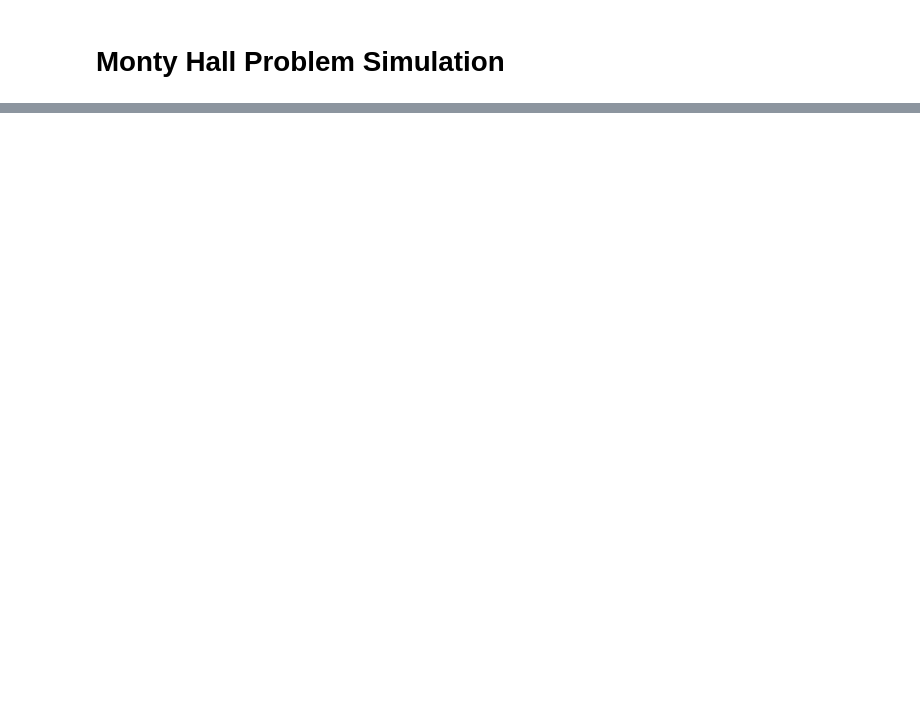
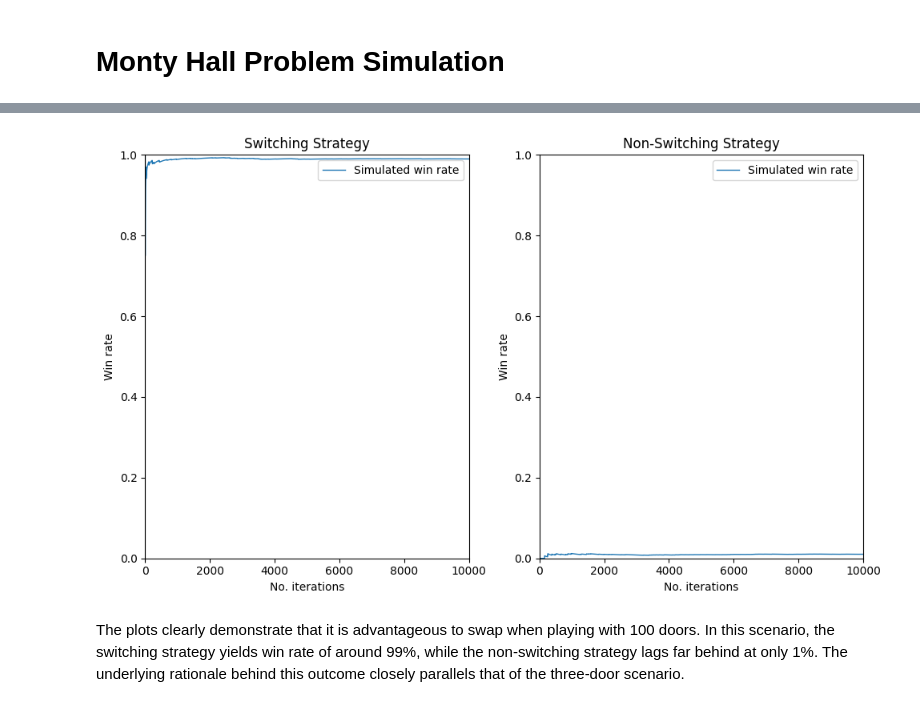
Before and after one commit to rmassey98/Monty-Hall-Simulation, a Jupyter notebook: Monty-Hall-Simulation.ipynb, the cells around one changed output, grey strips where cells are left out. Cells and saved outputs as stored; diff of their text form; code cells hidden in the pictures; blank space fills up the shorter version.

```diff
--- a/Monty-Hall-Simulation.ipynb
+++ b/Monty-Hall-Simulation.ipynb
@@ -44,0 +120,40 @@ def play_monty_hall_game(n_doors, switching=True):
+# %%
+# Number of games to simulate
+iterations = 10000
+
+# Switching strategy y values
+switching_strat_100_doors = simulate_games(n_iterations=iterations, n_doors=100, switching=True)
+
+# No switching strat y values
+no_switching_strat_100_doors = simulate_games(n_iterations=iterations, n_doors=100, switching=False)
+# %%
+# Adjusting figure size
+plt.figure(figsize=(10,6))
+
+# Plot for switching strategy
+plt.subplot(1, 2, 1)
+plt.plot(x_axis, switching_strat_100_doors, linewidth=1, label='Simulated win rate')
+plt.title('Switching Strategy')
+plt.xlabel('No. iterations')
+plt.ylabel('Win rate')
+plt.axis([0, iterations, 0, 1])
+plt.legend()
+
+# Plot for non-switching strategy
+plt.subplot(1, 2, 2)
+plt.plot(x_axis, no_switching_strat_100_doors, linewidth=1, label='Simulated win rate')
+plt.title('Non-Switching Strategy')
+plt.xlabel('No. iterations')
+plt.ylabel('Win rate')
+plt.axis([0, iterations, 0, 1])
+plt.legend()
+
+# Spacing between the plots
+plt.tight_layout()
+
+# Displaying graphs
+plt.show()
+# %% [output]
+[figure, added]
+# %% [markdown]
+The plots clearly demonstrate that it is advantageous to swap when playing with 100 doors. In this scenario, the switching strategy yields win rate of around 99%, while the non-switching strategy lags far behind at only 1%. The underlying rationale behind this outcome closely parallels that of the three-door scenario.
```
Also changed, not shown: parts of 13 cells of this notebook, 1 other file.
